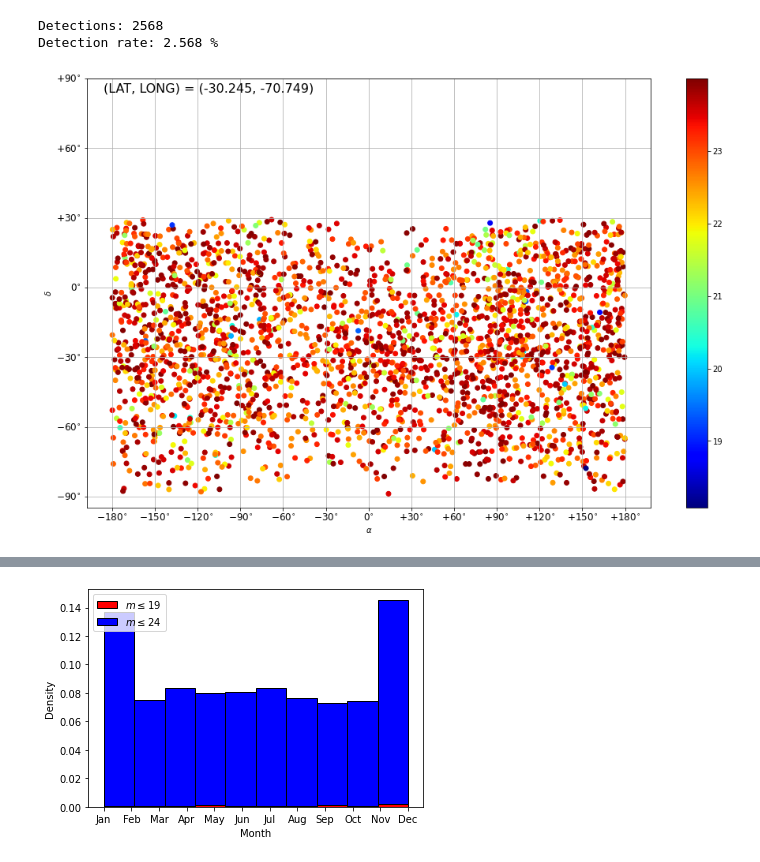
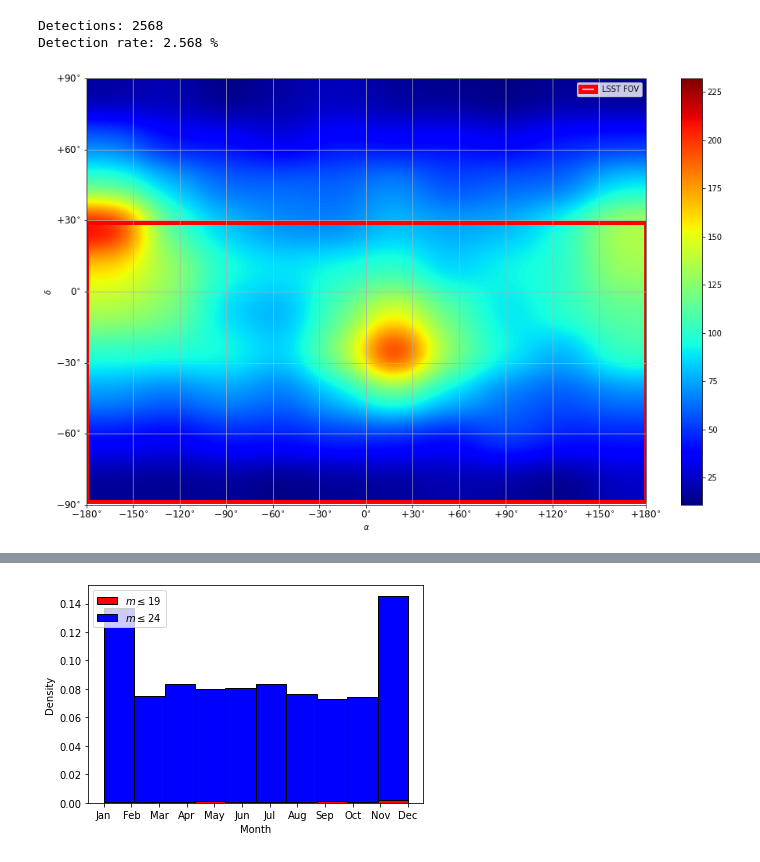
Before and after one commit to djhoover717/ISOAnalysis, a Jupyter notebook: iso_analysis_v4.ipynb, the cells around one changed output, grey strips where cells are left out. Cells and saved outputs as stored; diff of their text form; code cells hidden in the pictures.

```diff
--- a/iso_analysis_v4.ipynb
+++ b/iso_analysis_v4.ipynb
@@ -201,39 +216,53 @@ print('Detection rate: %.3f %%' %(nobs/NSAMPLES*100))
 Detections: 2568
 Detection rate: 2.568 %
 # %%
+from matplotlib.patches import Rectangle
+
 det_pos = []
-det_mag = []
+lsst_pos = []
+lsst_mag = []
 for i in range(NDETECT):
-    det = (orbits['mag'][i] <= 24.)*\
-            (orbits['pos_horiz'][i][:, 1] > np.radians(30.))*\
-            (orbits['solar_pos_horiz'][i][:, 1] < np.radians(-18.))
+    det = orbits['mag'][i] <= 24.
+    lsst = det*(orbits['pos_horiz'][i][:, 1] > np.radians(30.))*\
+        (orbits['solar_pos_horiz'][i][:, 1] < np.radians(-18.))
     if True in det:
         j = np.where(orbits['mag'][i][det] == orbits['mag'][i][det][0])
         det_pos.append(orbits['pos_eq'][i][det][j])
-        det_mag.append(orbits['mag'][i][det][j])
+    if True in lsst:
+        j = np.where(orbits['mag'][i][lsst] == orbits['mag'][i][lsst][0])
+        lsst_pos.append(orbits['pos_eq'][i][lsst][j])
+        lsst_mag.append(orbits['mag'][i][lsst][j])
 
-det_pos = np.reshape(det_pos, (nobs, 2))
-det_mag = np.reshape(det_mag, nobs)
+det_pos = np.reshape(det_pos, (NDETECT, 2))
+lsst_pos = np.reshape(lsst_pos, (nobs, 2))
+lsst_mag = np.reshape(lsst_mag, nobs)
 
 plt.figure(figsize=(16, 10))
-plt.scatter(det_pos[:, 0], det_pos[:, 1], c=det_mag, cmap='jet')
+
+H, xedges, yedges = np.histogram2d(det_pos[:, 0], det_pos[:, 1], bins=10)
+plt.imshow(H.transpose()[::-1], extent=[xedges[0], xedges[-1], yedges[0], yedges[-1]], \
+           interpolation='gaussian', aspect='auto', cmap='jet')
+
+ax = plt.gca()
+ax.add_patch(Rectangle((np.min(lsst_pos[:, 0]), np.min(lsst_pos[:, 1])), \
+    np.max(lsst_pos[:, 0])-np.min(lsst_pos[:, 0]), \
+    np.max(lsst_pos[:, 1])-np.min(lsst_pos[:, 1]), \
+    fill=None, lw=5, edgecolor='red', label='LSST FOV'))
 
 plt.xlabel(r'$\alpha$')
 plt.xticks([-pi, -5*pi/6, -2*pi/3, -pi/2, -pi/3, -pi/6, 0, pi/6, pi/3, pi/2, 2*pi/3, 5*pi/6, pi], [r'$-180^{\circ}$', \
         r'$-150^{\circ}$', r'$-120^{\circ}$', r'$-90^{\circ}$', r'$-60^{\circ}$', r'$-30^{\circ}$', r'$0^{\circ}$', \
         r'$+30^{\circ}$', r'$+60^{\circ}$', r'$+90^{\circ}$', r'$+120^{\circ}$', r'$+150^{\circ}$', r'$+180^{\circ}$'], \
           fontsize=12)
 
 plt.ylabel(r'$\delta$')
 plt.yticks([-pi/2, -pi/3, -pi/6, 0, pi/6, pi/3, pi/2], [r'$-90^{\circ}$', r'$-60^{\circ}$', r'$-30^{\circ}$', \
         r'$0^{\circ}$', r'$+30^{\circ}$', r'$+60^{\circ}$', r'$+90^{\circ}$'], fontsize=12)
 plt.grid(True)
 plt.colorbar()
-
-plt.text(-pi-0.1, pi/2-0.1, '(LAT, LONG) = (%.3f, %.3f)' %(np.degrees(LAT), \
-            np.degrees(LONG)), fontsize=16)
+plt.legend(loc='upper right')
 
 plt.savefig('figures/detectable_pos.pdf', bbox_inches='tight', dpi=250)
 plt.show()
 # %% [output]
-[figure, old version]
+[figure, new version]
```
Also changed, not shown: parts of 15 cells of this notebook.
